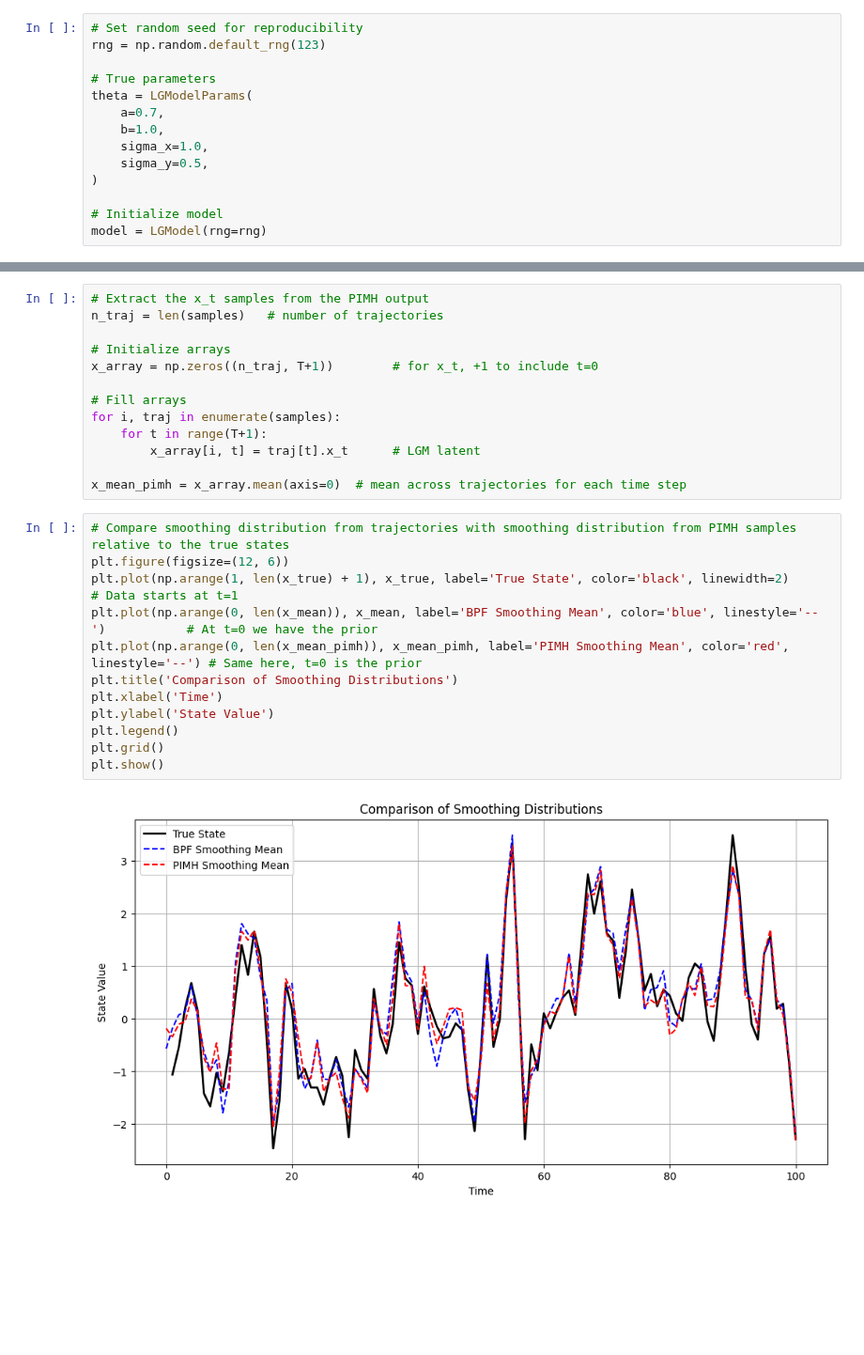
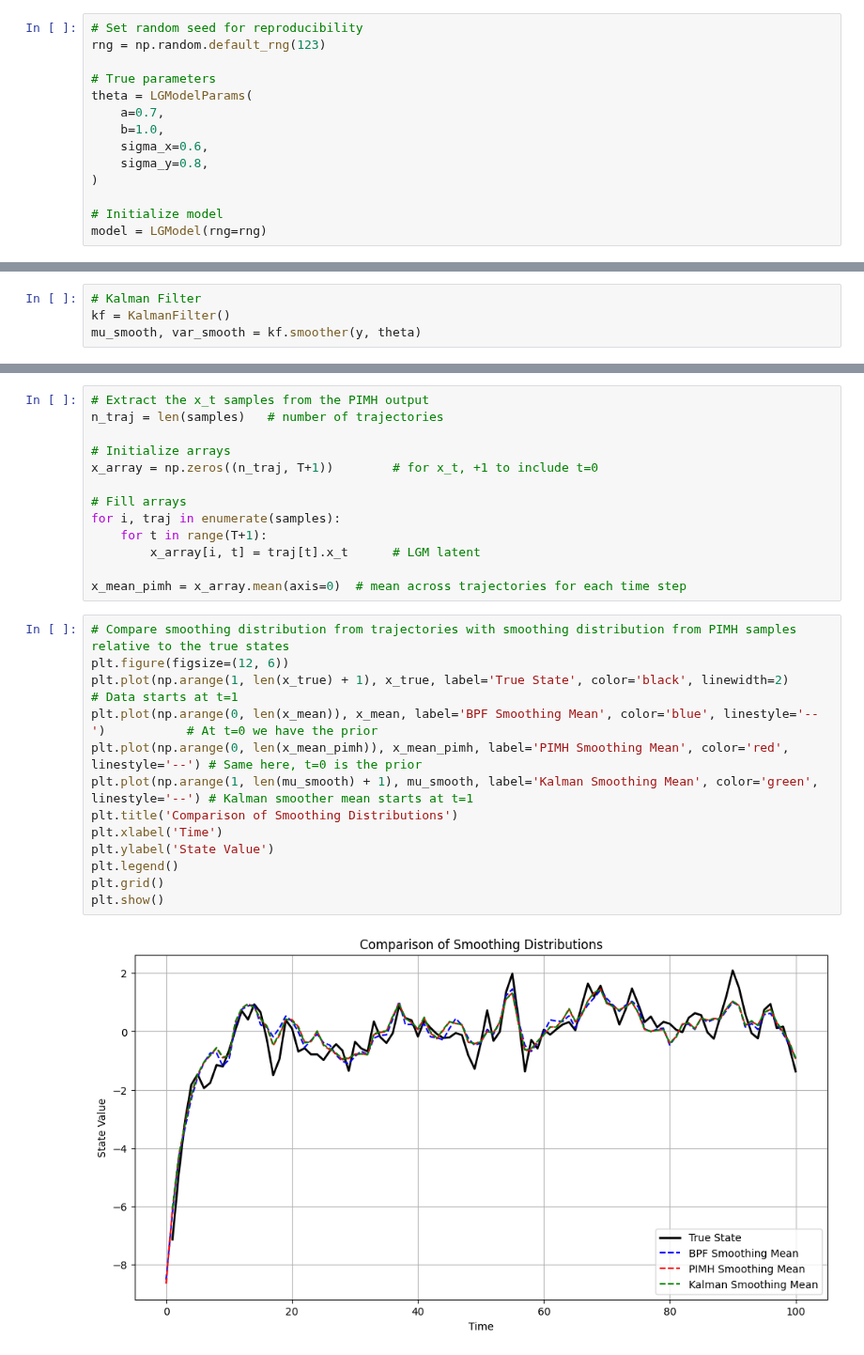
Before and after one commit to vitolev/mssv-smc, a Jupyter notebook: notebooks/05_PIMH.ipynb, the cells around one changed output, grey strips where cells are left out. Shown at 94% size. Cells and saved outputs as stored; diff of their text form; blank space fills up the shorter version.

```diff
--- a/notebooks/05_PIMH.ipynb
+++ b/notebooks/05_PIMH.ipynb
@@ -29,8 +30,8 @@ rng = np.random.default_rng(123)
 theta = LGModelParams(
     a=0.7,
     b=1.0,
-    sigma_x=1.0,
-    sigma_y=0.5,
+    sigma_x=0.6,
+    sigma_y=0.8,
 )
 
 # Initialize model
@@ -47,6 +48,10 @@ print(y.shape)
 # %% [output]
 (100, 1)
 (100, 1)
+# %%
+# Kalman Filter
+kf = KalmanFilter()
+mu_smooth, var_smooth = kf.smoother(y, theta)
 # %%
 N = 400
 
@@ -131,14 +129,15 @@ x_mean_pimh = x_array.mean(axis=0)  # mean across trajectories for each time ste
 # %%
 # Compare smoothing distribution from trajectories with smoothing distribution from PIMH samples relative to the true states
 plt.figure(figsize=(12, 6))
 plt.plot(np.arange(1, len(x_true) + 1), x_true, label='True State', color='black', linewidth=2)                 # Data starts at t=1
 plt.plot(np.arange(0, len(x_mean)), x_mean, label='BPF Smoothing Mean', color='blue', linestyle='--')           # At t=0 we have the prior
 plt.plot(np.arange(0, len(x_mean_pimh)), x_mean_pimh, label='PIMH Smoothing Mean', color='red', linestyle='--') # Same here, t=0 is the prior
+plt.plot(np.arange(1, len(mu_smooth) + 1), mu_smooth, label='Kalman Smoothing Mean', color='green', linestyle='--') # Kalman smoother mean starts at t=1
 plt.title('Comparison of Smoothing Distributions')
 plt.xlabel('Time')
 plt.ylabel('State Value')
 plt.legend()
 plt.grid()
 plt.show()
 # %% [output]
-[figure, old version]
+[figure, new version]
```
Also changed, not shown: parts of 5 cells of this notebook, 7 other files.
